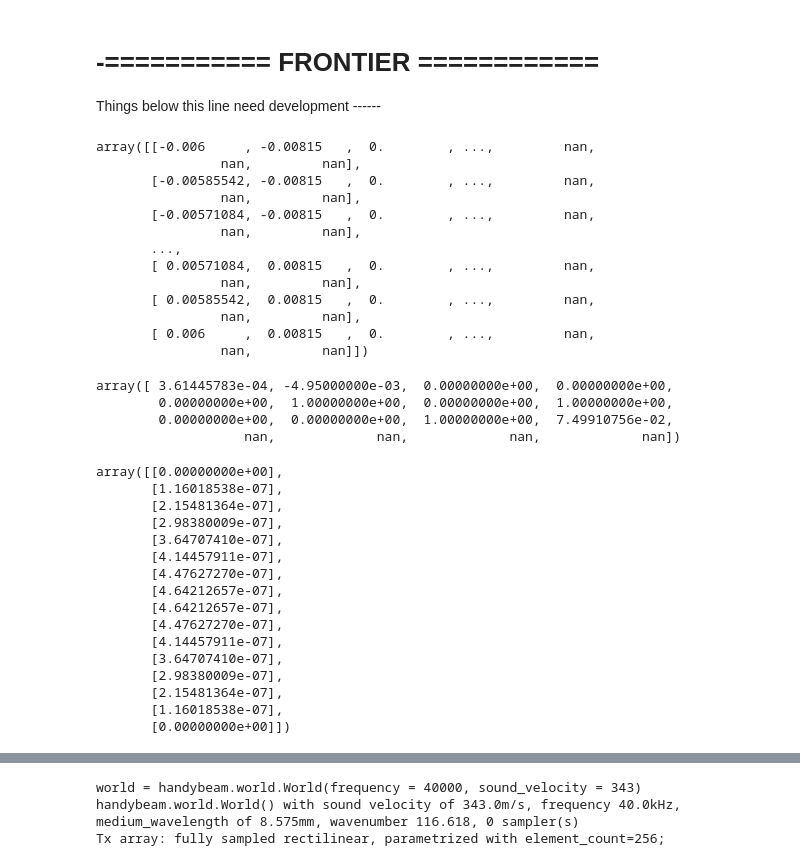
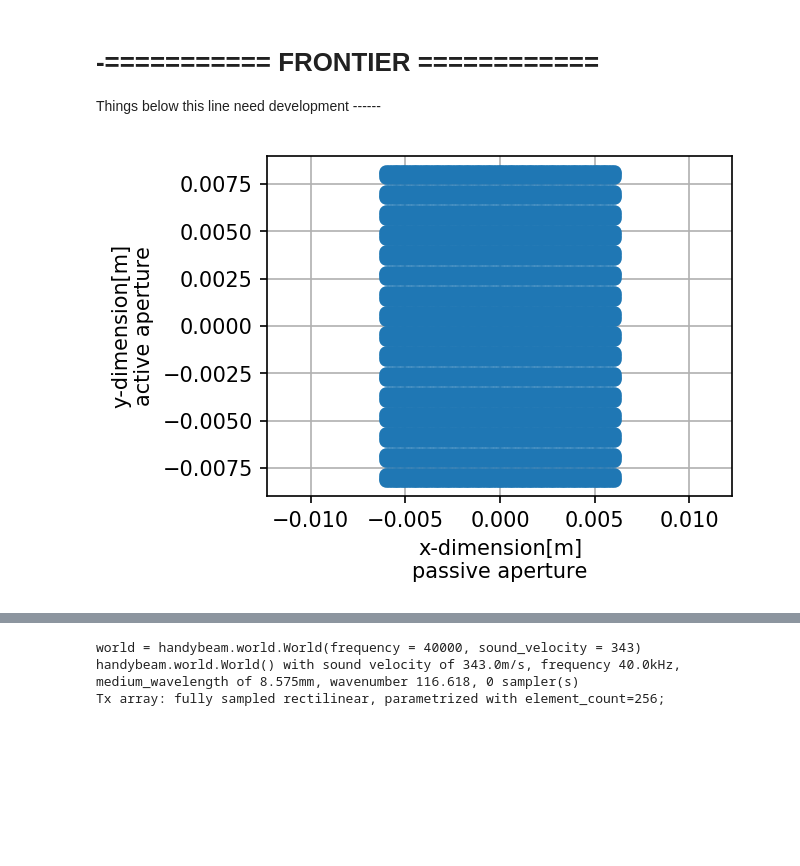
Before and after one commit to ultraleap/HandyBeam-Strathclyde, a Jupyter notebook: hello_world.ipynb, the cells around one changed output, grey strips where cells are left out. Cells and saved outputs as stored; diff of their text form; code cells hidden in the pictures; blank space fills up the shorter version.

```diff
--- a/hello_world.ipynb
+++ b/hello_world.ipynb
@@ -84,44 +84,7 @@ importlib.reload(strathclyde)
 array_builder=strathclyde.LinearArray(sampling_density=60,element_width=0.3e-3)
 #q=array_builder.create_point_cloud_for_array_element(passive_aperture=5e-3,active_aperture=3e-3,element_position=np.array((0,0,0)))
 q=array_builder.create_point_cloud_all_elements()
-q
-# %% [output]
-array([[-0.006     , -0.00815   ,  0.        , ...,         nan,
-                nan,         nan],
-       [-0.00585542, -0.00815   ,  0.        , ...,         nan,
-                nan,         nan],
-       [-0.00571084, -0.00815   ,  0.        , ...,         nan,
-                nan,         nan],
-       ...,
-       [ 0.00571084,  0.00815   ,  0.        , ...,         nan,
-                nan,         nan],
-       [ 0.00585542,  0.00815   ,  0.        , ...,         nan,
-                nan,         nan],
-       [ 0.006     ,  0.00815   ,  0.        , ...,         nan,
-                nan,         nan]])
-# %%
-q[800,:]
-# %% [output]
-array([ 3.61445783e-04, -4.95000000e-03,  0.00000000e+00,  0.00000000e+00,
-        0.00000000e+00,  1.00000000e+00,  0.00000000e+00,  1.00000000e+00,
-        0.00000000e+00,  0.00000000e+00,  1.00000000e+00,  7.49910756e-02,
-                   nan,             nan,             nan,             nan])
 # %%
-array_builder.focal_laws_delays
+array_builder.visualize_point_cloud_all_elements()
 # %% [output]
-array([[0.00000000e+00],
-       [1.16018538e-07],
-       [2.15481364e-07],
-       [2.98380009e-07],
-       [3.64707410e-07],
-       [4.14457911e-07],
-       [4.47627270e-07],
-       [4.64212657e-07],
-       [4.64212657e-07],
-       [4.47627270e-07],
-       [4.14457911e-07],
-       [3.64707410e-07],
-       [2.98380009e-07],
-       [2.15481364e-07],
-       [1.16018538e-07],
-       [0.00000000e+00]])
+[figure, added]
```
Also changed, not shown: parts of 11 cells of this notebook, 1 other file.
